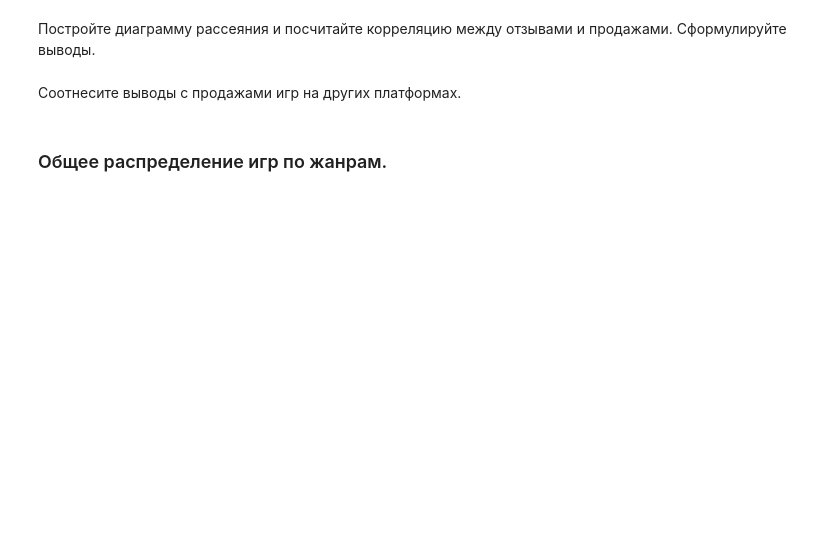
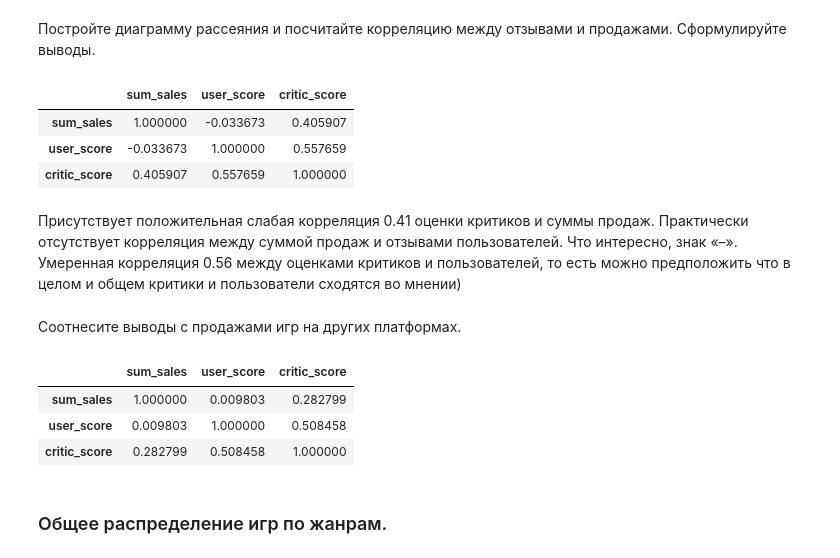
Before and after one commit to zabelin-ds/practicum, a Jupyter notebook: 05_project/gather_00.ipynb, the cells around one changed output. Cells and saved outputs as stored; diff of their text form; code cells hidden in the pictures; blank space fills up the shorter version.

```diff
--- a/05_project/gather_00.ipynb
+++ b/05_project/gather_00.ipynb
@@ -993,9 +995,10 @@ plot_by_year(2016)
 ### Как влияют на продажи внутри одной популярной платформы отзывы пользователей и критиков.
 # %%
 ps4_review_sales = games_df.loc[
-    (games_df['year_of_release'] >= 2012)
+    (games_df['year_of_release'] >= analytic_start_year)
     & (games_df['user_score'] != -1)
     & (games_df['user_score'] != 13)
-    & (games_df['critic_score'] != -1),
+    & (games_df['critic_score'] != -1)
+    & (games_df['platform'] == 'PS4'),
     ['sum_sales', 'user_score', 'critic_score']
 ]
@@ -1009,4 +1013,15 @@ TypeError: map() missing 1 required positional argument: 'func'
 # %% [markdown]
  Постройте диаграмму рассеяния и посчитайте корреляцию между отзывами и продажами. Сформулируйте выводы.
+# %%
+ps4_review_sales.corr()
+# %% [output]
+|  | sum_sales | user_score | critic_score |
+| sum_sales | 1.000000 | -0.033673 | 0.405907 |
+| user_score | -0.033673 | 1.000000 | 0.557659 |
+| critic_score | 0.405907 | 0.557659 | 1.000000 |
+# %% [markdown]
+Присутствует положительная слабая корреляция 0.41 оценки критиков и суммы продаж.
+Практически отсутствует корреляция между суммой продаж и отзывами пользователей. Что интересно, знак «–».
+Умеренная корреляция 0.56 между оценками критиков и пользователей, то есть можно предположить что в целом и общем критики и пользователи сходятся во мнении)
 # %% [markdown]
 Соотнесите выводы с продажами игр на других платформах.
@@ -1013,2 +1037,9 @@ TypeError: map() missing 1 required positional argument: 'func'
+# %%
+other_review_sales.corr()
+# %% [output]
+|  | sum_sales | user_score | critic_score |
+| sum_sales | 1.000000 | 0.009803 | 0.282799 |
+| user_score | 0.009803 | 1.000000 | 0.508458 |
+| critic_score | 0.282799 | 0.508458 | 1.000000 |
 # %% [markdown]
 ### Общее распределение игр по жанрам.
```
Also changed, not shown: parts of 18 cells of this notebook.
